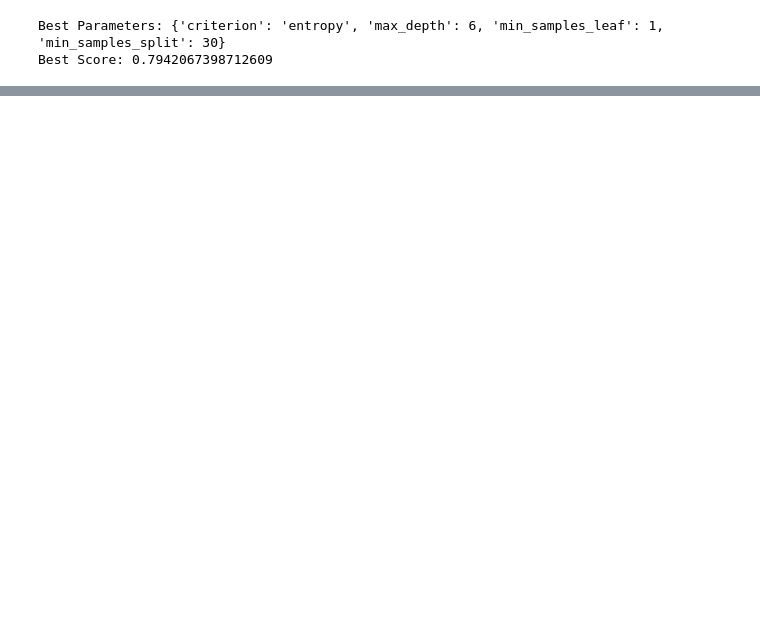
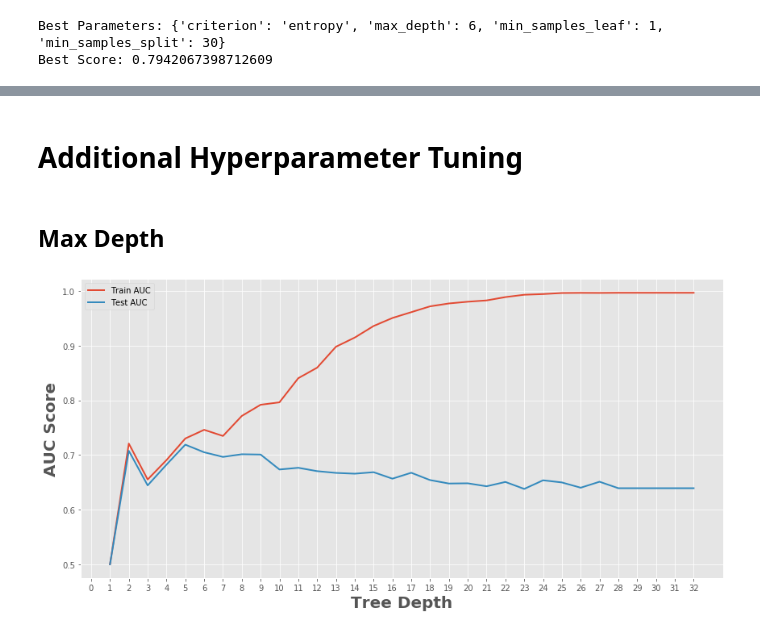
Before and after one commit to andrewcole33/telco_churn_analysis, a Jupyter notebook: decision_tree.ipynb, the cells around one changed output, grey strips where cells are left out. Drawn from its saved outputs; the diff is of its cells as text; code cells hidden in the pictures; blank space fills up the shorter version.

Commit message:
Further tree pruning

```diff
--- a/decision_tree.ipynb
+++ b/decision_tree.ipynb
@@ -135,0 +180,30 @@ test_preds2 = final_clf.predict(X_test)
+# %% [markdown]
+# Additional Hyperparameter Tuning
+# %% [markdown]
+## Max Depth
+# %%
+max_depths = np.linspace(1,32,32,endpoint = True)
+train_results = []
+test_results = []
+for max_depth in max_depths:
+    dt = DecisionTreeClassifier(criterion = 'entropy', max_depth = max_depth, random_state = 33)
+    dt.fit(X_train, y_train)
+    train_pred = dt.predict(X_train)
+    fpr, tpr, thresholds = roc_curve(y_train, train_pred)
+    roc_auc = auc(fpr, tpr)
+    train_results.append(roc_auc)
+    y_pred = dt.predict(X_test)
+    fpr, tpr, thresholds = roc_curve(y_test, y_pred)
+    roc_auc = auc(fpr, tpr)
+    test_results.append(roc_auc)
+
+plt.figure(figsize = (12, 6))
+plt.plot(max_depths, train_results, label = 'Train AUC', lw = 2)
+plt.plot(max_depths, test_results, label = 'Test AUC', lw = 2)
+plt.ylabel('AUC Score', fontsize = 20, fontweight = 'bold')
+plt.xticks(np.arange(0,33))
+plt.xlabel('Tree Depth', fontsize = 20, fontweight = 'bold')
+plt.legend()
+plt.tight_layout()
+# %% [output]
+[figure, added]
```
Also changed, not shown: parts of 14 cells of this notebook.
